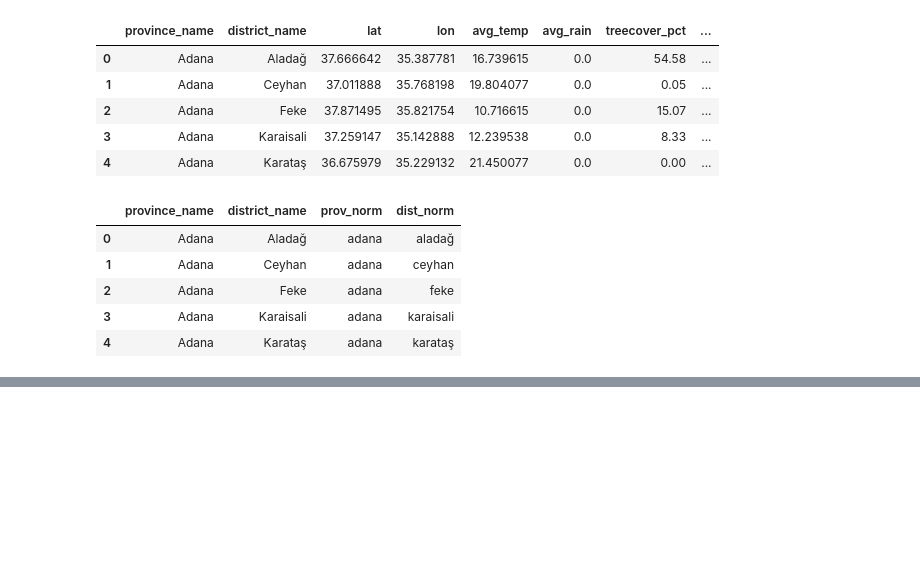
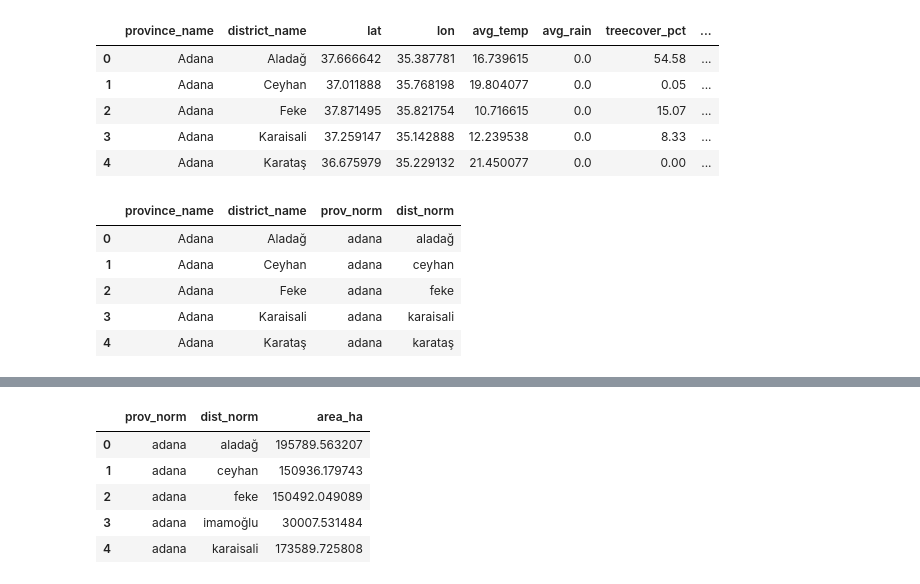
Before and after one commit to Eminetass/greensense-ai, a Jupyter notebook: notebooks/07_final_model_and_lookup.ipynb, the cells around one changed output, grey strips where cells are left out. Saved outputs shown, nothing was run; the diff lists cells and outputs as text; code cells hidden in the pictures; blank space fills up the shorter version.

```diff
--- a/notebooks/07_final_model_and_lookup.ipynb
+++ b/notebooks/07_final_model_and_lookup.ipynb
@@ -91,0 +91,10 @@ FileNotFoundError: Shapefile bulunamadı: ..\data\raw\admin_boundaries_gadm41_TU
+# %%
+from pathlib import Path
+import geopandas as gpd
+
+districts_shp = Path(r"C:\Kodlar\greensense-ai\data\raw\admin_boundaries\gadm41_TUR_shp\gadm41_TUR_2.shp")
+
+print("SHP exists:", districts_shp.exists(), districts_shp)
+
+gdf = gpd.read_file(districts_shp)
+gdf[["NAME_1", "NAME_2"]].head()
@@ -91,0 +109,20 @@ FileNotFoundError: Shapefile bulunamadı: ..\data\raw\admin_boundaries_gadm41_TU
+# %%
+# equal-area projeksiyon (alan doğru hesap için)
+gdf_area = gdf.to_crs(epsg=6933)  # World Equidistant Cylindrical - equal-area
+
+# m^2 -> hektar
+gdf_area["area_ha"] = gdf_area.geometry.area / 10_000
+
+# normalleştirilmiş join kolonları
+gdf_area["prov_norm"] = gdf_area["NAME_1"].apply(normalize_text)
+gdf_area["dist_norm"] = gdf_area["NAME_2"].apply(normalize_text)
+
+gdf_small = gdf_area[["prov_norm","dist_norm","area_ha"]].copy()
+gdf_small.head()
+# %% [output]
+|  | prov_norm | dist_norm | area_ha |
+| 0 | adana | aladağ | 195789.563207 |
+| 1 | adana | ceyhan | 150936.179743 |
+| 2 | adana | feke | 150492.049089 |
+| 3 | adana | i̇mamoğlu | 30007.531484 |
+| 4 | adana | karaisali | 173589.725808 |
```
Also changed, not shown: parts of 13 cells of this notebook, 3 other files.
